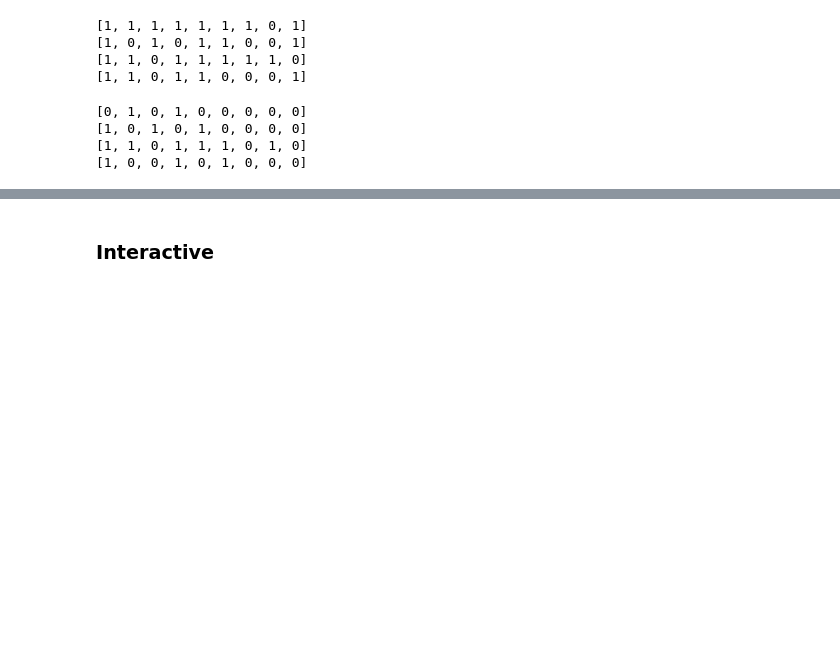
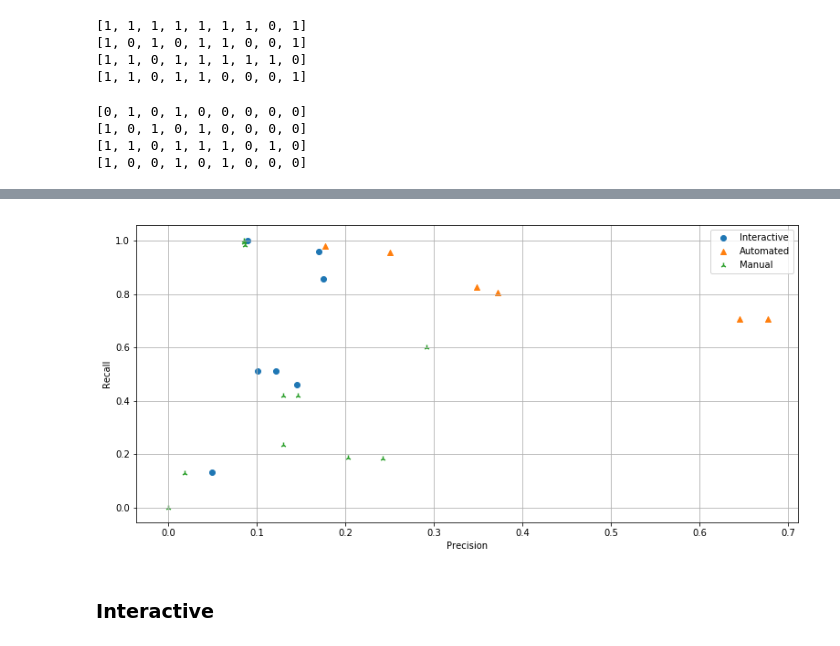
Before and after one commit to hsbang09/iFEED_experiment_result_analysis_2019, a Jupyter notebook: analysis.ipynb, the cells around one changed output, grey strips where cells are left out. Saved outputs shown, nothing was run; the diff lists cells and outputs as text; code cells hidden in the pictures; blank space fills up the shorter version.

Commit message:
Implements the capability to plot scatter plots for the synthesis tasks. Makes it possible to count the number of feature questions answered correctly per each partiy type.

```diff
--- a/analysis.ipynb
+++ b/analysis.ipynb
@@ -32,6 +32,7 @@ resultAnalyzer.gradeAnswers(confidenceThreshold=20)
 # %%
 s0 = resultAnalyzer.subjects[0]
 s1 = resultAnalyzer.subjects[1]
+s2 = resultAnalyzer.subjects[2]
 # %%
 s0.printScoreSummary()
 # %% [output]
@@ -115,8 +115,8 @@ s0.feature_synthesis_task_data
 # %%
 g1 = [s0]
-g2 = [s2]
-g3 = [s3]
+g2 = [s1]
+g3 = [s2]
 # %%
-visualizer = visualization.Visualizer([g1,g2,g3], ['r','a','p'])
+visualizer = visualization.Visualizer([g1,g2,g3], ['Interactive','Automated','Manual'])
 # %%
 visualizer.designSynthesisScatter()
@@ -123,3 +125,7 @@ visualizer.designSynthesisScatter()
+# %%
+visualizer.featureSynthesisScatter()
+# %% [output]
+[figure, added]
 # %%
 s0.grade_feature_questions()/20
 # %%
```
Also changed, not shown: parts of 15 cells of this notebook, 6 other files.
